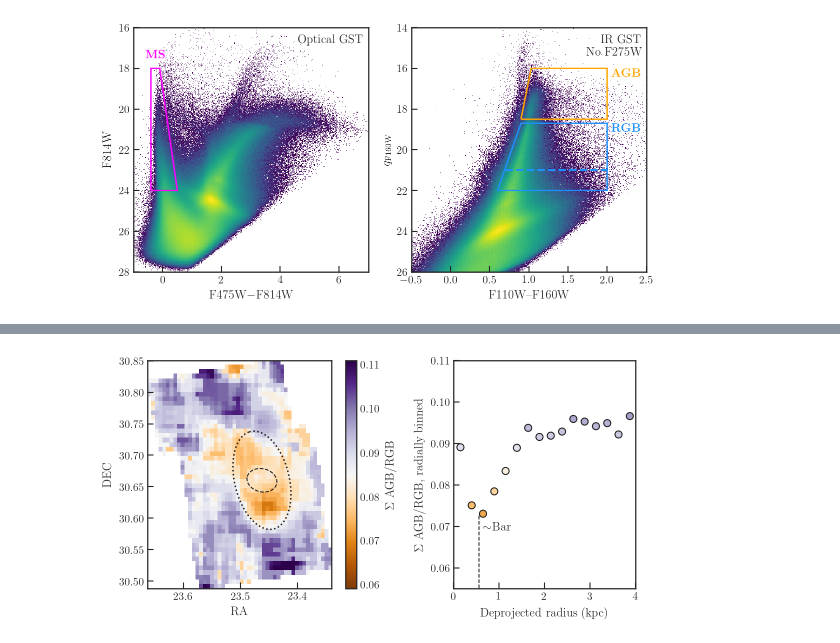
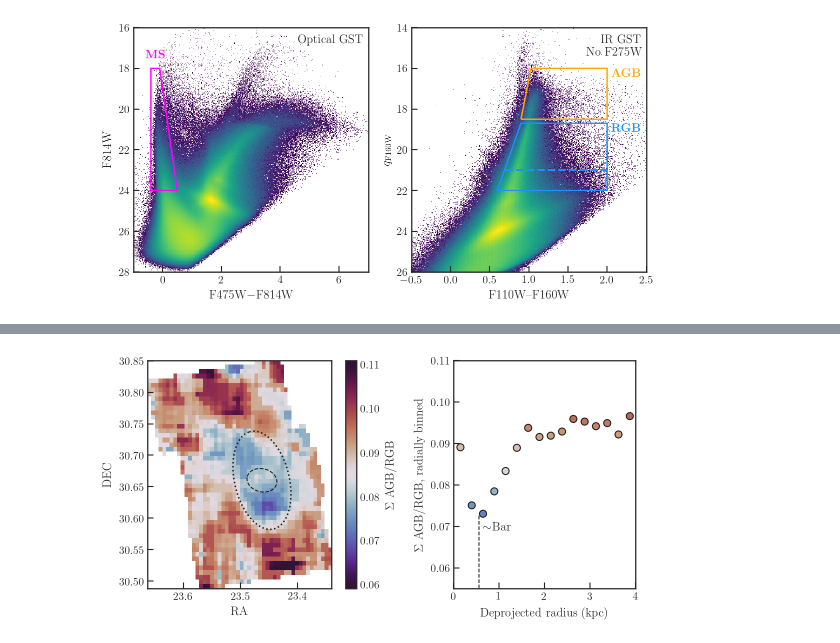
Before and after one commit to meredith-durbin/m33_survey_plots, a Jupyter notebook: RGB AGB MS.ipynb, the cells around one changed output, grey strips where cells are left out. Saved outputs shown, nothing was run; the diff lists cells and outputs as text; code cells hidden in the pictures.

```diff
--- a/RGB AGB MS.ipynb
+++ b/RGB AGB MS.ipynb
@@ -220,7 +248,7 @@ fig.savefig('figures/AGB_RGB_MS_mjd.pdf', dpi=300, bbox_inches='tight')
 rgb_bright = ds.count('*', binby=['DEC', 'RA'], selection='RGB_bright',
                       shape=50, limits=[ds.minmax('DEC'), ds.minmax('RA')])
 agb = ds.count('*', binby=['DEC', 'RA'], selection='AGB',
-                      shape=50, limits=[ds.minmax('DEC'), ds.minmax('RA')])
+               shape=50, limits=[ds.minmax('DEC'), ds.minmax('RA')])
 
 rad_lim, rad_shape = [0.03, 4], 16 # photometry at the v center is wonky
 rad_kwargs = dict(limits=rad_lim, shape=rad_shape)
@@ -231,7 +259,7 @@ dist = ds.bin_centers('dist2',  **rad_kwargs)
 ratio = agb/rgb_bright
 ratio[(rgb_bright < 3)|(agb < 3)] = 0
 
-shifts = np.r_[range(1,6)]
+shifts = np.r_[range(1, 6)]
 for shift in np.r_[shifts, -shifts[::-1]]:
     for axis in [0, 1]:
         r_shifted = np.roll(ratio, shift=shift, axis=axis)
@@ -241,8 +269,8 @@ for shift in np.r_[shifts, -shifts[::-1]]:
 fratio = median_filter(ratio, 7, mode='mirror')
 fratio[rgb_bright < 1] = np.nan
 
-fig, (ax1, ax2) = plt.subplots(1, 2, figsize=(8,4), gridspec_kw={'width_ratios':[1.5,1]})
-vmin_ratio, vmax_ratio, cmap_ratio = 0.059, 0.111, 'PuOr'
+fig, (ax1, ax2) = plt.subplots(1, 2, figsize=(8, 4), gridspec_kw={'width_ratios':[1.5, 1]})
+vmin_ratio, vmax_ratio, cmap_ratio = 0.059, 0.111, 'twilight_shifted'
 im = ax1.imshow(fratio, origin='lower', aspect=1.1, extent=[*ds.minmax('RA'), *ds.minmax('DEC')],
                 vmin=vmin_ratio, vmax=vmax_ratio, cmap=cmap_ratio)
 fig.colorbar(im, ax=ax1, label='$\Sigma$ AGB/RGB')
@@ -251,33 +279,33 @@ ax1.set_xlabel('RA')
 ax1.set_ylabel('DEC')
 
 inc, pa = np.deg2rad([47.5, 73.98])
 ba = np.arccos(inc)
 phi = np.linspace(0, 2*np.pi, 1000)
 x = 0.08*np.cos(phi)
 y = 0.08*ba * np.sin(phi)
 xp = x*np.cos(pa) - y*np.sin(pa) + ra_m33.value
 yp = x*np.sin(pa) + y*np.cos(pa) + dec_m33.value
 ax1.plot(xp, yp, 'k:', lw=1.5)
 
 xb = 0.0263*np.cos(phi)
 yb = 0.0263*(1.-0.3) * np.sin(phi)
 theta = np.deg2rad(10)
 xbp = xb*np.cos(theta) + yb*np.sin(theta) + ra_m33.value
 ybp = xb*np.sin(theta) - yb*np.cos(theta) + dec_m33.value
-ax1.plot(xbp, ybp,'k--', lw=1)
+ax1.plot(xbp, ybp, 'k--', lw=1)
 
 ax2.scatter(dist, agb_radial/rgb_radial, c=agb_radial/rgb_radial,
-            cmap='PuOr', vmin=vmin_ratio, vmax=vmax_ratio, edgecolor='k', s=50)
+            cmap='twilight_shifted', vmin=vmin_ratio, vmax=vmax_ratio, edgecolor='k', s=50)
 ax2.set_ylim(0.055, 0.11)
 ax2.set_ylabel('$\Sigma$ AGB/RGB, radially binned')
 
 bar_max = np.max(deg_to_deproj(xbp, ybp))
 ax2.vlines(bar_max, 0.05, 0.073, color='k', linestyle='--', lw=1, zorder=-1)
 ax2.text(0.65, 0.069, r'$\sim$Bar', ha='left')
 ax2.set_xlabel('Deprojected radius (kpc)')
 ax2.set_xlim(0, 4)
 
 fig.tight_layout()
 fig.savefig('figures/AGB_RGB_ratio_mjd.pdf', dpi=300, bbox_inches='tight')
 # %% [output]
-[figure, old version]
+[figure, new version]
```
Also changed, not shown: parts of 4 cells of this notebook, 4 other files.
